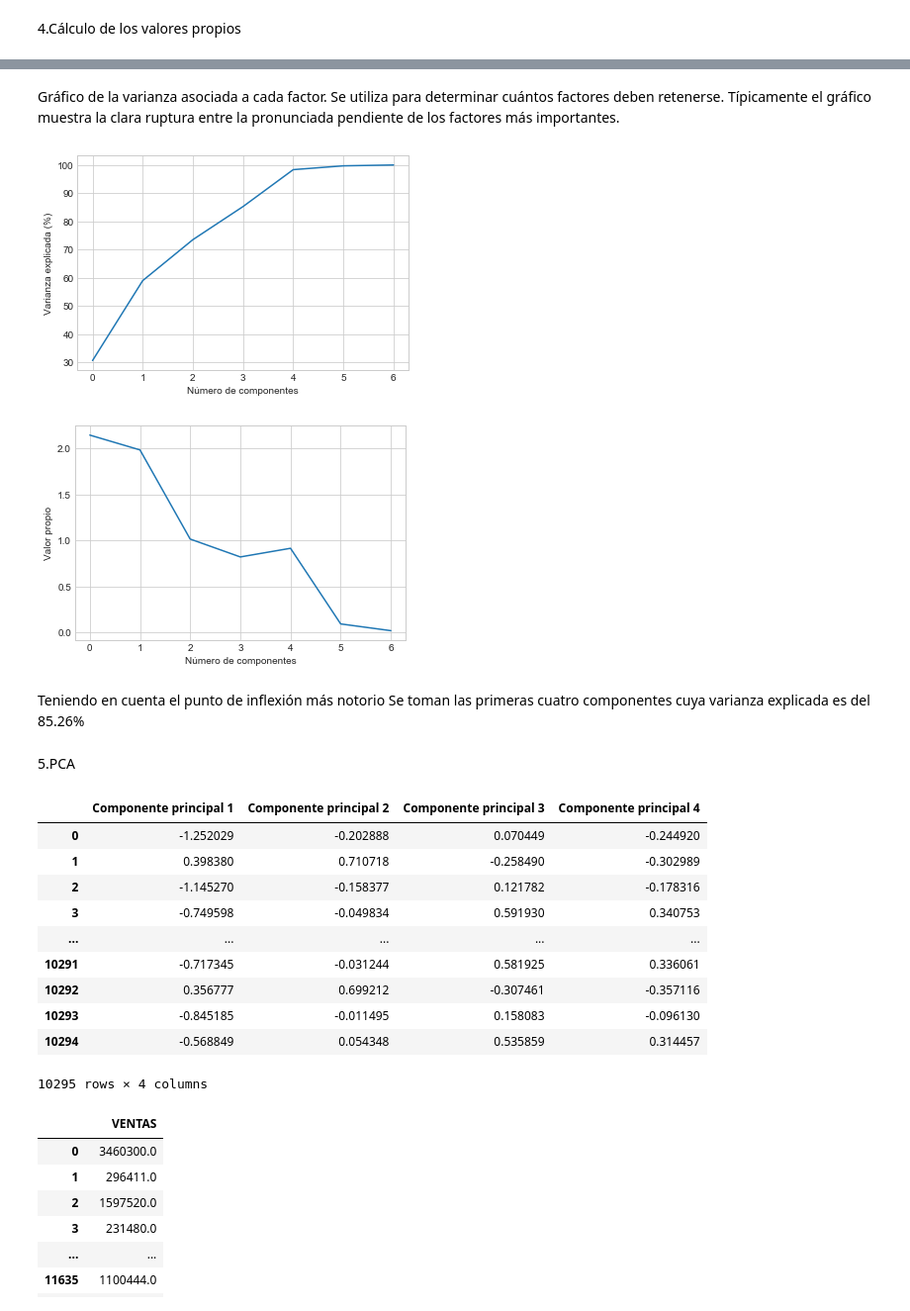
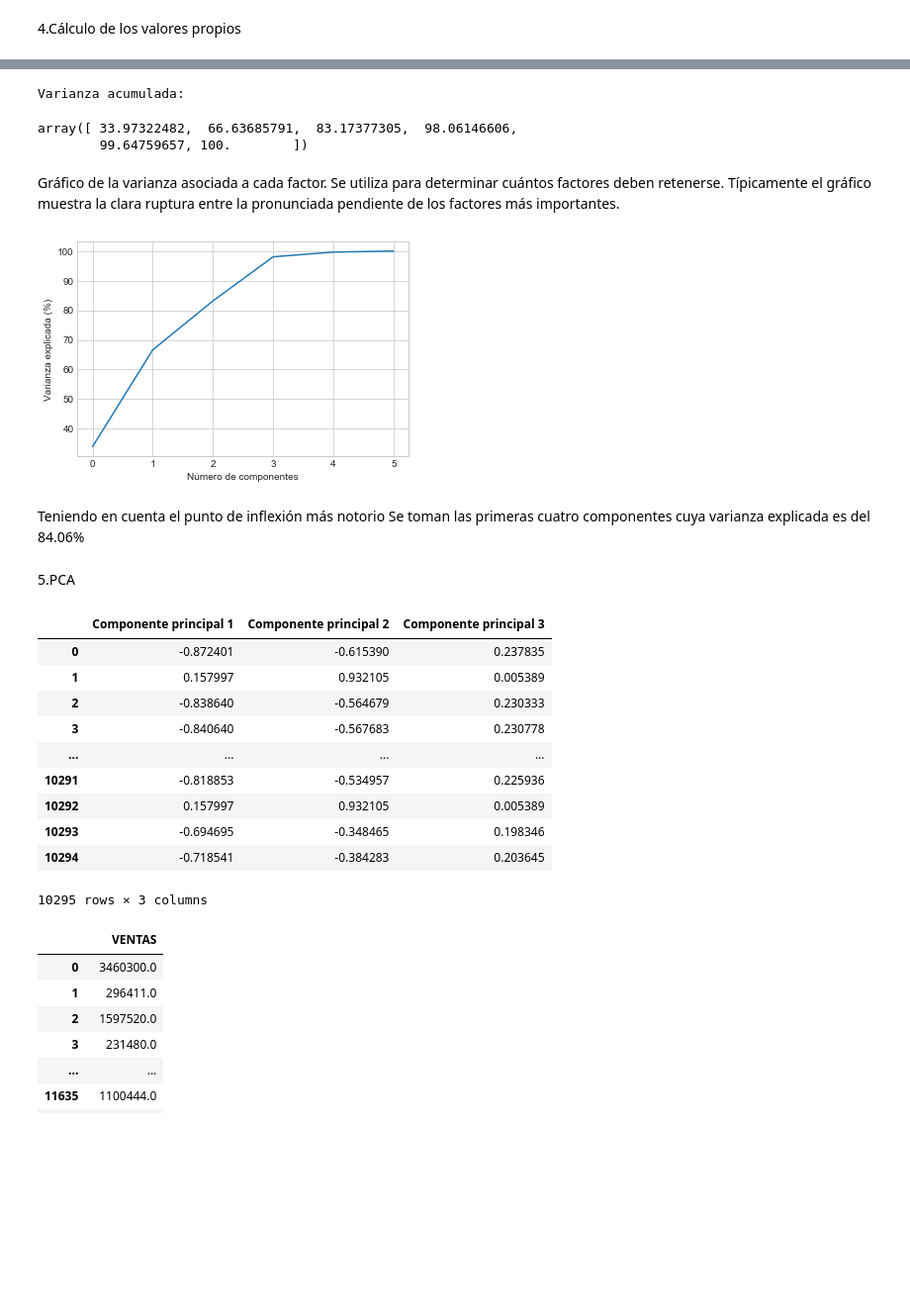
Before and after one commit to KatherinAcosta/Proyecto2018, a Jupyter notebook: 4.2.1 PCA Capacidades Estáticas.ipynb, the cells around one changed output, grey strips where cells are left out. Shown at 99% size. Saved outputs shown, nothing was run; the diff lists cells and outputs as text; code cells hidden in the pictures; blank space fills up the shorter version.

```diff
--- a/4.2.1 PCA Capacidades Estáticas.ipynb
+++ b/4.2.1 PCA Capacidades Estáticas.ipynb
@@ -44,7 +44,7 @@ total
 # %% [markdown]
 2.Separar las variables dependientes de las independientes (CAPACIDADES ESTÁTICAS) y normalizarlas
 # %%
-variables = ['TRANSP_PT','MUESTRASGRATIS_PROD','MUESTRASGRATIS_ADM','TOT_MUESTRASGRATIS','PUBLICIDAD_PROD','PUBLICIDAD_ADM','TOT_PUBLICIDAD',
+variables = ['MUESTRASGRATIS_PROD','MUESTRASGRATIS_ADM','TOT_MUESTRASGRATIS','PUBLICIDAD_PROD','PUBLICIDAD_ADM','TOT_PUBLICIDAD',
             'VENTAS']
 # Separando los CAPACIDADES ESTÁTICAS (Varibles independientes)
 X=total.loc[:,variables].values
@@ -169,6 +149,0 @@ Vectores propios
-# %%
-var=[(eigen_value[i]/7)*100 for i in range(len(eigen_value))]
-var_cum=[]
-for i in range(len(var)):
-    var_cum.append(sum(var[:i+1]))
-var_cum
@@ -182,0 +150,15 @@ var_cum
+# %%
+eigen_value, eigen_vector =np.linalg.eig(x.corr())
+
+
+# Hacer una lista (valor propio, vector propio) #tuplas
+eig_pairs = [(np.abs(eigen_value[i]), eigen_vector[:,i]) for i in range(len(eigen_value))]
+
+# Ordenar de mayor a menor
+eig_pairs.sort()
+eig_pairs.reverse()
+
+# Visualizar valores propios en orden descendente
+print('Valores propios ordenados:')
+for i in eig_pairs:
+    print(i[0])
@@ -182,0 +203,7 @@ var_cum
+# %%
+Tot = sum(eigen_value)
+var_exp = [(i / 6)*100 for i in sorted(eigen_value, reverse=True)]
+cum_var_exp = np.cumsum(var_exp)
+print('Varianza ordenada:')
+var_exp
+#Varianza ordenada
@@ -183,21 +218,21 @@ var_cum
+# %%
+print('Varianza acumulada:')
+cum_var_exp
+# %% [output]
+Varianza acumulada:
+array([ 33.97322482,  66.63685791,  83.17377305,  98.06146606,
+        99.64759657, 100.        ])
 # %% [markdown]
 Gráfico de la varianza asociada a cada factor. Se utiliza para determinar cuántos factores deben retenerse. Típicamente el gráfico muestra la clara ruptura entre la pronunciada pendiente de los factores más importantes.
 # %%
 #El nuúmero de componentes esta determinado por el punto donde se encuentra una clara ruptura o punto de inflexión
 
-plt.plot(var_cum,linestyle="-")
+plt.plot(cum_var_exp,linestyle="-")
 plt.xlabel("Número de componentes")
 plt.ylabel("Varianza explicada (%)")
 plt.show()
 # %% [output]
-[figure, old version]
+[figure, new version]
-# %%
-plt.plot(eigen_value,linestyle="-")
-plt.xlabel("Número de componentes")
-plt.ylabel("Valor propio")
-plt.show()
-# %% [output]
-[figure, removed]
 # %% [markdown]
-Teniendo en cuenta el punto de inflexión más notorio Se toman las primeras cuatro componentes cuya varianza explicada es del 85.26%
+Teniendo en cuenta el punto de inflexión más notorio Se toman las primeras cuatro componentes cuya varianza explicada es del 84.06%
 # %%
@@ -212,19 +247,19 @@ sklearn_PCA= PCA(n_components=4)
 Y_1=sklearn_PCA.fit_transform(X_std)
 # %%
-PCAcapacidades = pd.DataFrame(data = Y_1, columns = ['Componente principal 1', 'Componente principal 2','Componente principal 3', 'Componente principal 4'])
+PCAcapacidades = pd.DataFrame(data = Y_1, columns = ['Componente principal 1', 'Componente principal 2','Componente principal 3'])
 PCAcapacidades.head(10295)
 # %% [output]
-|  | Componente principal 1 | Componente principal 2 | Componente principal 3 | Componente principal 4 |
-| 0 | -1.252029 | -0.202888 | 0.070449 | -0.244920 |
-| 1 | 0.398380 | 0.710718 | -0.258490 | -0.302989 |
-| 2 | -1.145270 | -0.158377 | 0.121782 | -0.178316 |
-| 3 | -0.749598 | -0.049834 | 0.591930 | 0.340753 |
-| ... | ... | ... | ... | ... |
-| 10291 | -0.717345 | -0.031244 | 0.581925 | 0.336061 |
-| 10292 | 0.356777 | 0.699212 | -0.307461 | -0.357116 |
-| 10293 | -0.845185 | -0.011495 | 0.158083 | -0.096130 |
-| 10294 | -0.568849 | 0.054348 | 0.535859 | 0.314457 |
+|  | Componente principal 1 | Componente principal 2 | Componente principal 3 |
+| 0 | -0.872401 | -0.615390 | 0.237835 |
+| 1 | 0.157997 | 0.932105 | 0.005389 |
+| 2 | -0.838640 | -0.564679 | 0.230333 |
+| 3 | -0.840640 | -0.567683 | 0.230778 |
+| ... | ... | ... | ... |
+| 10291 | -0.818853 | -0.534957 | 0.225936 |
+| 10292 | 0.157997 | 0.932105 | 0.005389 |
+| 10293 | -0.694695 | -0.348465 | 0.198346 |
+| 10294 | -0.718541 | -0.384283 | 0.203645 |
-10295 rows × 4 columns
+10295 rows × 3 columns
 # %%
 ventas=total[['VENTAS']].head(10295)
 ventas
```
Also changed, not shown: parts of 16 cells of this notebook.
